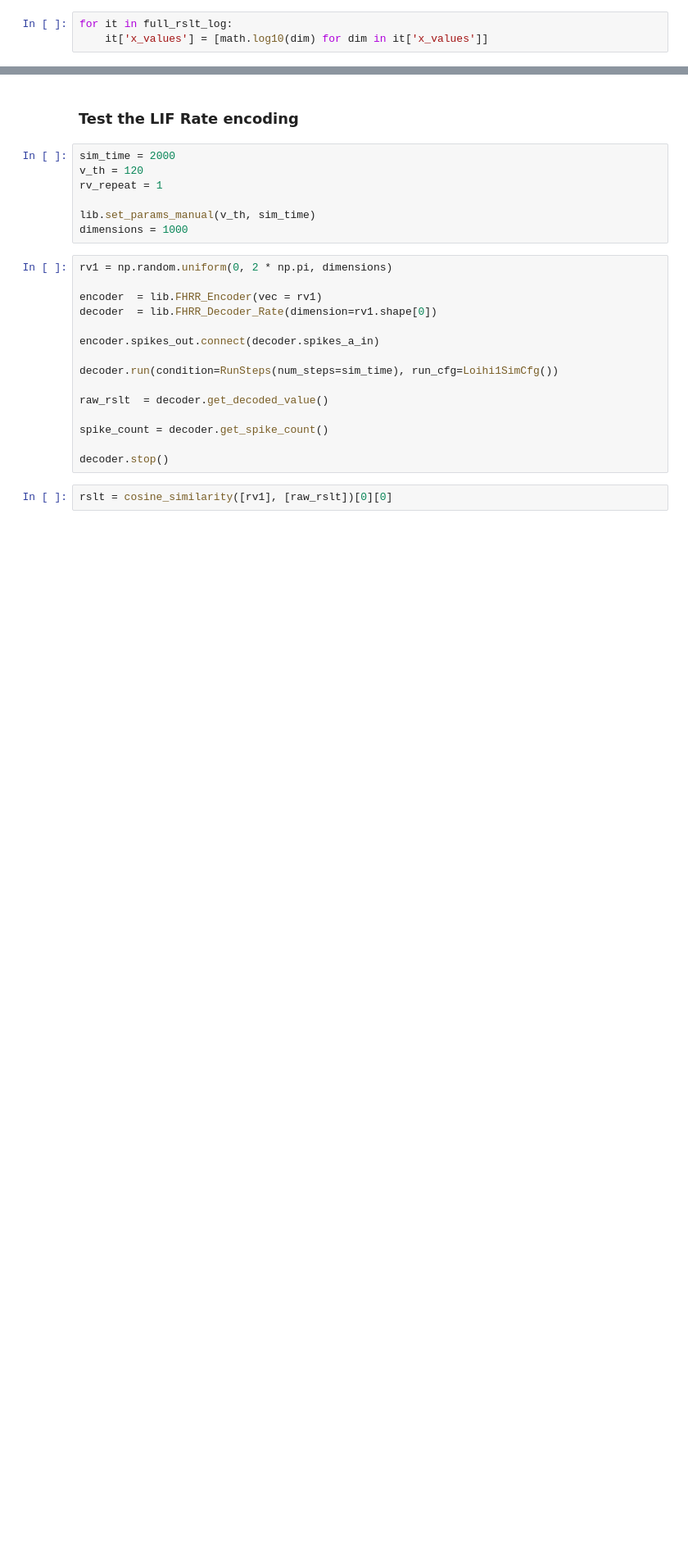
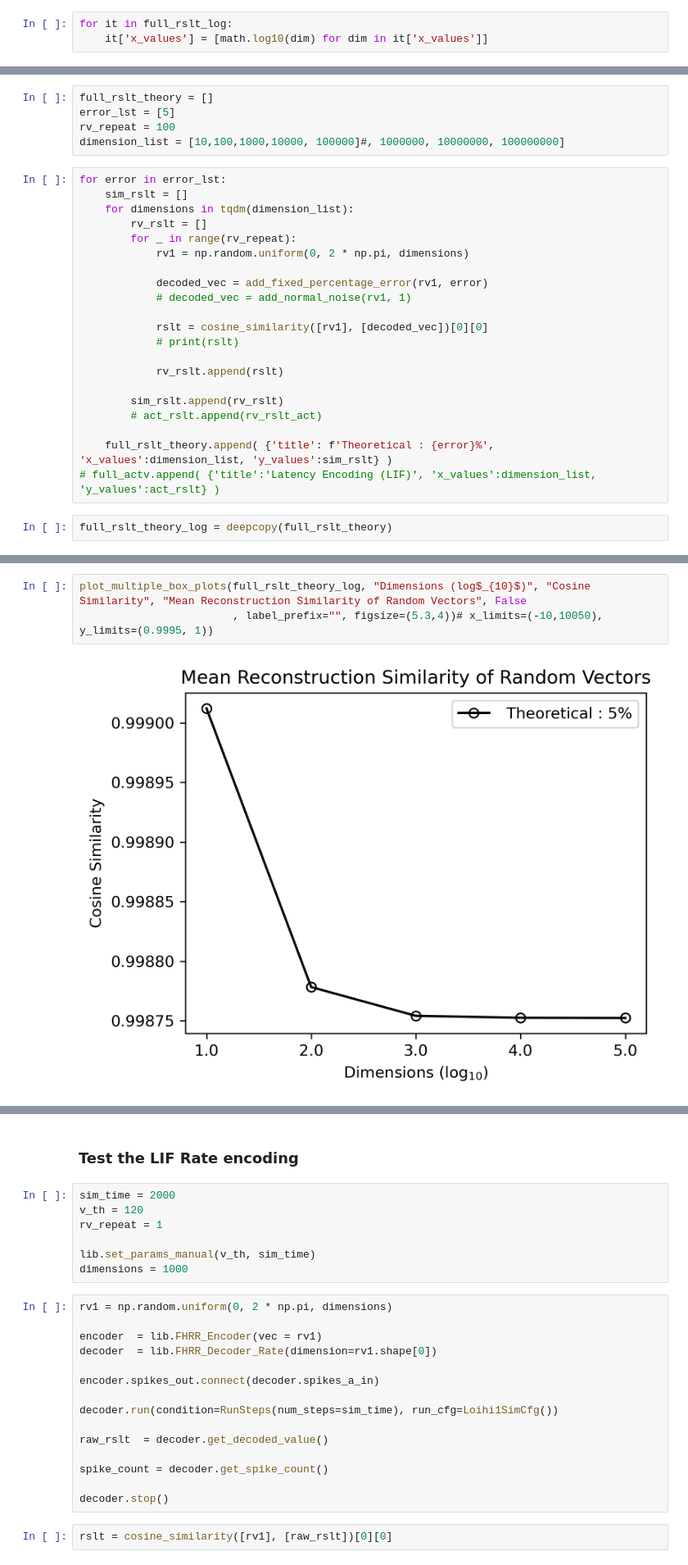
Before and after one commit to vidurayashan/VSA_FHRR_MNIST_Classification, a Jupyter notebook: Evaluate_HD_reconstruction for different schemes.ipynb, the cells around one changed output, grey strips where cells are left out. Shown at 82% size. Saved outputs shown, nothing was run; the diff lists cells and outputs as text; blank space fills up the shorter version.

```diff
--- a/Evaluate_HD_reconstruction for different schemes.ipynb
+++ b/Evaluate_HD_reconstruction for different schemes.ipynb
@@ -390,0 +701,28 @@ plot_multiple_box_plots(full_rslt_log, "Dimensions (log$_{10}$)", "Cosine Simila
+# %%
+full_rslt_theory = []
+error_lst = [5]
+rv_repeat = 100
+dimension_list = [10,100,1000,10000, 100000]#, 1000000, 10000000, 100000000]
+# %%
+for error in error_lst:
+    sim_rslt = []
+    for dimensions in tqdm(dimension_list):
+        rv_rslt = []
+        for _ in range(rv_repeat):
+            rv1 = np.random.uniform(0, 2 * np.pi, dimensions)
+
+            decoded_vec = add_fixed_percentage_error(rv1, error)
+            # decoded_vec = add_normal_noise(rv1, 1)
+
+            rslt = cosine_similarity([rv1], [decoded_vec])[0][0]
+            # print(rslt)
+
+            rv_rslt.append(rslt)
+
+        sim_rslt.append(rv_rslt)
+        # act_rslt.append(rv_rslt_act)
+
+    full_rslt_theory.append( {'title': f'Theoretical : {error}%', 'x_values':dimension_list, 'y_values':sim_rslt} )
+# full_actv.append( {'title':'Latency Encoding (LIF)', 'x_values':dimension_list, 'y_values':act_rslt} )
+# %%
+full_rslt_theory_log = deepcopy(full_rslt_theory)
@@ -390,0 +732,5 @@ plot_multiple_box_plots(full_rslt_log, "Dimensions (log$_{10}$)", "Cosine Simila
+# %%
+plot_multiple_box_plots(full_rslt_theory_log, "Dimensions (log$_{10}$)", "Cosine Similarity", "Mean Reconstruction Similarity of Random Vectors", False
+                        , label_prefix="", figsize=(5.3,4))# x_limits=(-10,10050), y_limits=(0.9995, 1))
+# %% [output]
+[figure, added]
```
Also changed, not shown: parts of 63 cells of this notebook, 7 other files.
